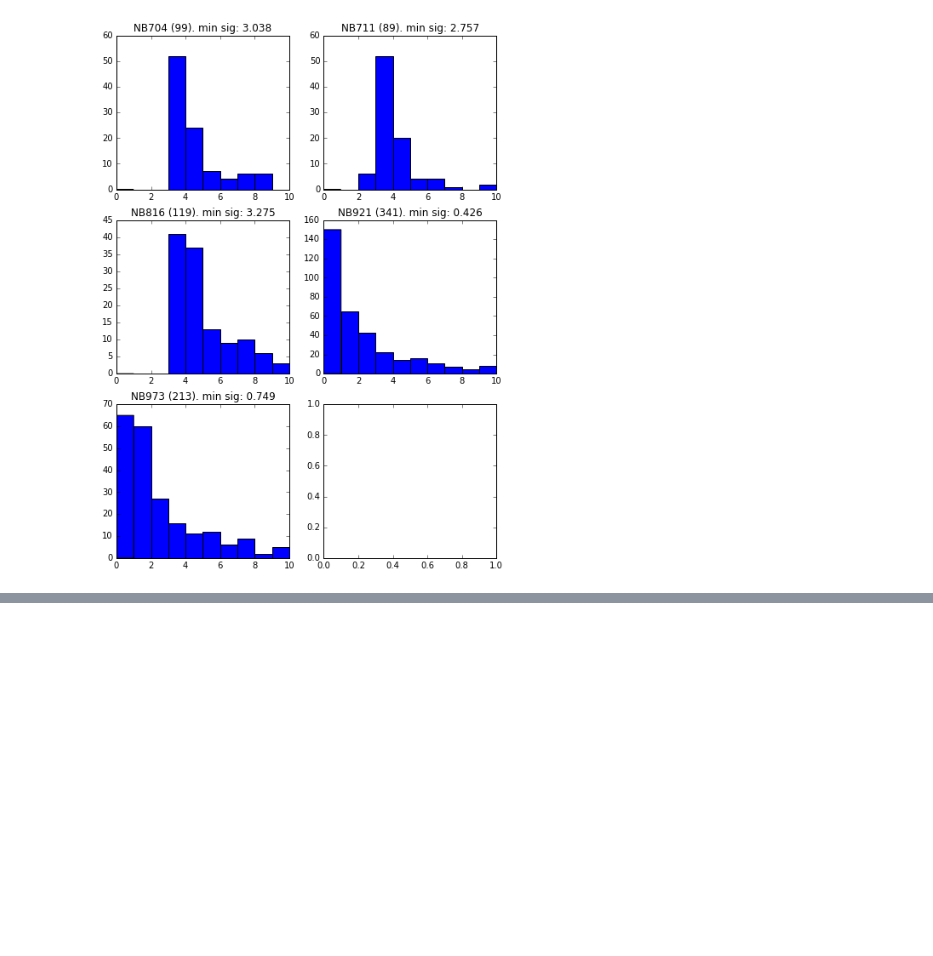
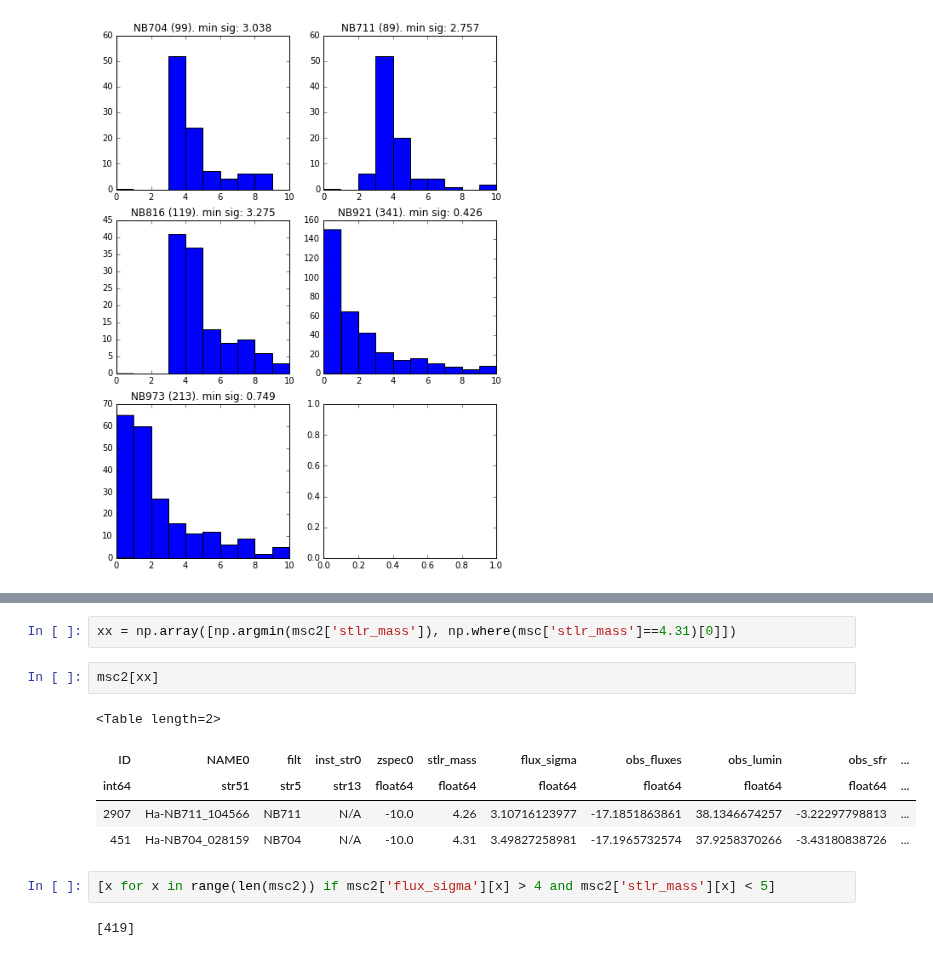
Before and after one commit to kaitshin/LowM_MainSequence, a Jupyter notebook: flux_cutoffs.ipynb, the cells around one changed output, grey strips where cells are left out. Drawn from its saved outputs; the diff is of its cells as text; blank space fills up the shorter version.

```diff
--- a/flux_cutoffs.ipynb
+++ b/flux_cutoffs.ipynb
@@ -107,0 +128,14 @@ for ax, ff in zip(np.ndarray.flatten(axarr), ['NB704', 'NB711', 'NB816', 'NB921'
+# %%
+xx = np.array([np.argmin(msc2['stlr_mass']), np.where(msc['stlr_mass']==4.31)[0]])
+# %%
+msc2[xx]
+# %% [output]
+<Table length=2>
+| ID | NAME0 | filt | inst_str0 | zspec0 | stlr_mass | flux_sigma | obs_fluxes | obs_lumin | obs_sfr | ... |
+| int64 | str51 | str5 | str13 | float64 | float64 | float64 | float64 | float64 | float64 | ... |
+| 2907 | Ha-NB711_104566 | NB711 | N/A | -10.0 | 4.26 | 3.10716123977 | -17.1851863861 | 38.1346674257 | -3.22297798813 | ... |
+| 451 | Ha-NB704_028159 | NB704 | N/A | -10.0 | 4.31 | 3.49827258981 | -17.1965732574 | 37.9258370266 | -3.43180838726 | ... |
+# %%
+[x for x in range(len(msc2)) if msc2['flux_sigma'][x] > 4 and msc2['stlr_mass'][x] < 5]
+# %% [output]
+[419]
```
Also changed, not shown: parts of 14 cells of this notebook.
